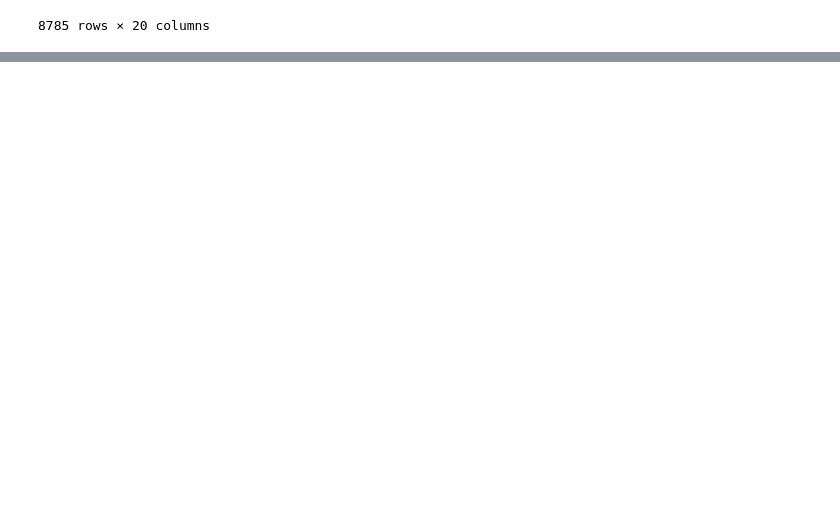
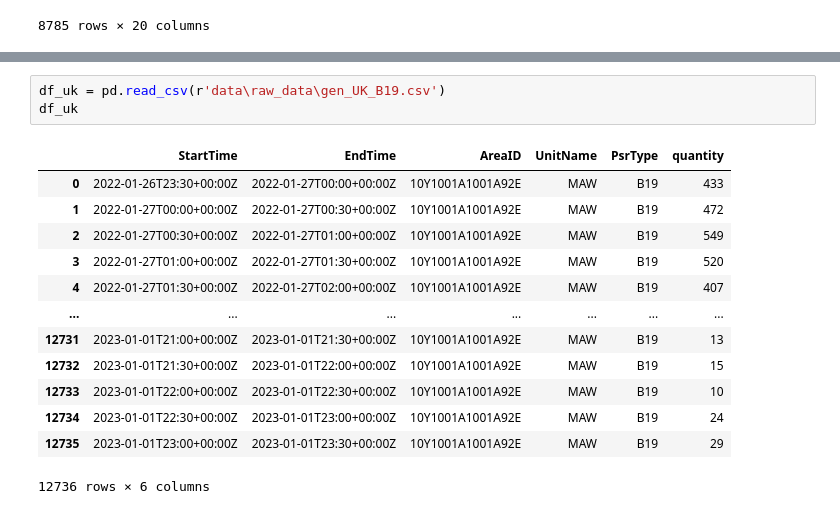
Before and after one commit to arturofredes/SchneiderHackathon_UBEcoFriends, a Jupyter notebook: pruebas.ipynb, the cells around one changed output, grey strips where cells are left out. Drawn from its saved outputs; the diff is of its cells as text; blank space fills up the shorter version.

Commit message:
Generated the start and end time arrays properly

```diff
--- a/pruebas.ipynb
+++ b/pruebas.ipynb
@@ -167,0 +155,17 @@ UK
+# %%
+df_uk = pd.read_csv(r'data\raw_data\gen_UK_B19.csv')
+df_uk
+# %% [output]
+|  | StartTime | EndTime | AreaID | UnitName | PsrType | quantity |
+| 0 | 2022-01-26T23:30+00:00Z | 2022-01-27T00:00+00:00Z | 10Y1001A1001A92E | MAW | B19 | 433 |
+| 1 | 2022-01-27T00:00+00:00Z | 2022-01-27T00:30+00:00Z | 10Y1001A1001A92E | MAW | B19 | 472 |
+| 2 | 2022-01-27T00:30+00:00Z | 2022-01-27T01:00+00:00Z | 10Y1001A1001A92E | MAW | B19 | 549 |
+| 3 | 2022-01-27T01:00+00:00Z | 2022-01-27T01:30+00:00Z | 10Y1001A1001A92E | MAW | B19 | 520 |
+| 4 | 2022-01-27T01:30+00:00Z | 2022-01-27T02:00+00:00Z | 10Y1001A1001A92E | MAW | B19 | 407 |
+| ... | ... | ... | ... | ... | ... | ... |
+| 12731 | 2023-01-01T21:00+00:00Z | 2023-01-01T21:30+00:00Z | 10Y1001A1001A92E | MAW | B19 | 13 |
+| 12732 | 2023-01-01T21:30+00:00Z | 2023-01-01T22:00+00:00Z | 10Y1001A1001A92E | MAW | B19 | 15 |
+| 12733 | 2023-01-01T22:00+00:00Z | 2023-01-01T22:30+00:00Z | 10Y1001A1001A92E | MAW | B19 | 10 |
+| 12734 | 2023-01-01T22:30+00:00Z | 2023-01-01T23:00+00:00Z | 10Y1001A1001A92E | MAW | B19 | 24 |
+| 12735 | 2023-01-01T23:00+00:00Z | 2023-01-01T23:30+00:00Z | 10Y1001A1001A92E | MAW | B19 | 29 |
+12736 rows × 6 columns
```
Also changed, not shown: parts of 6 cells of this notebook.
